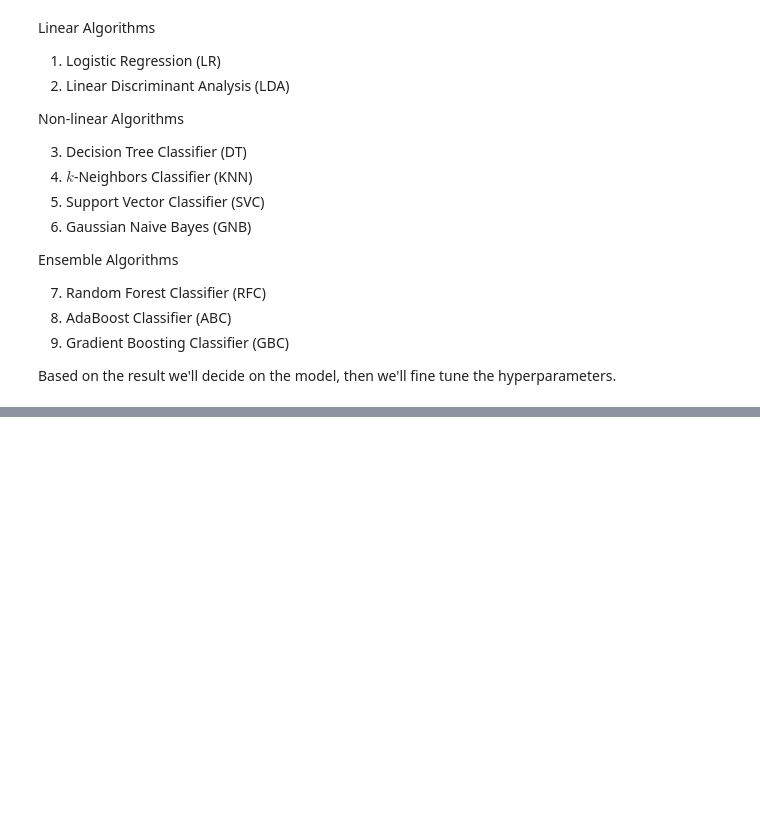
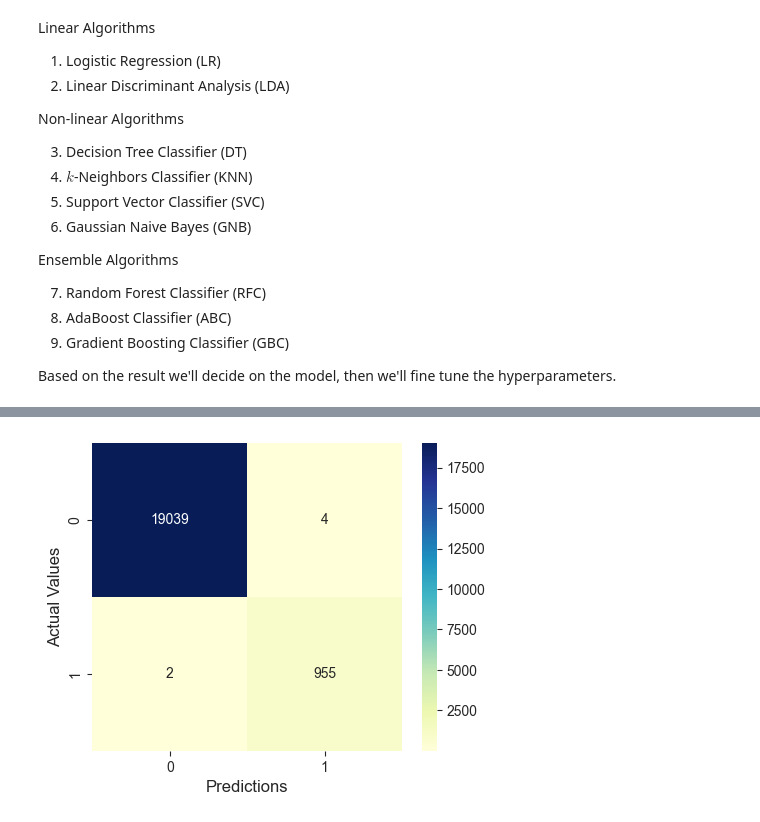
Before and after one commit to muscak/PNDM-Prediction, a Jupyter notebook: PNDM-Prediction.ipynb, the cells around one changed output, grey strips where cells are left out. Cells and saved outputs as stored; diff of their text form; code cells hidden in the pictures; blank space fills up the shorter version.

```diff
--- a/PNDM-Prediction.ipynb
+++ b/PNDM-Prediction.ipynb
@@ -436,0 +512,12 @@ GBC - Mean ACC: 99.94% STD(0.00)
+# %%
+# Display the confusion matrix
+cm = confusion_matrix(y_test, y_hat)
+cm_df = pd.DataFrame(cm)
+
+plt.figure(figsize=(5,4))
+sb.heatmap(cm_df, annot=True, fmt='d', cmap='YlGnBu')
+plt.xlabel('Predictions', fontsize=12)
+plt.ylabel('Actual Values', fontsize=12)
+plt.show()
+# %% [output]
+[figure, added]
```
Also changed, not shown: parts of 16 cells of this notebook.
